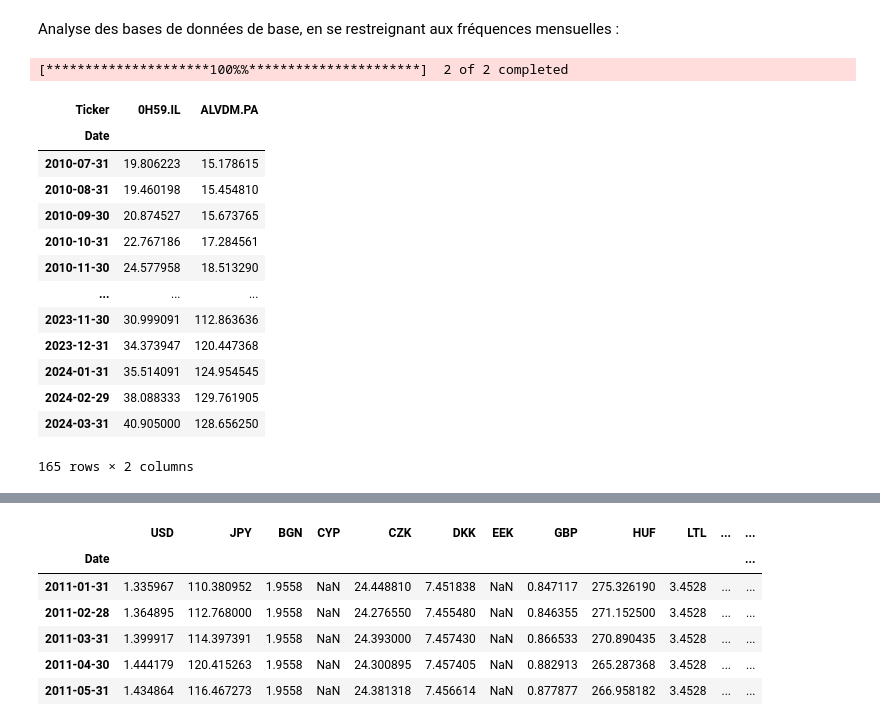
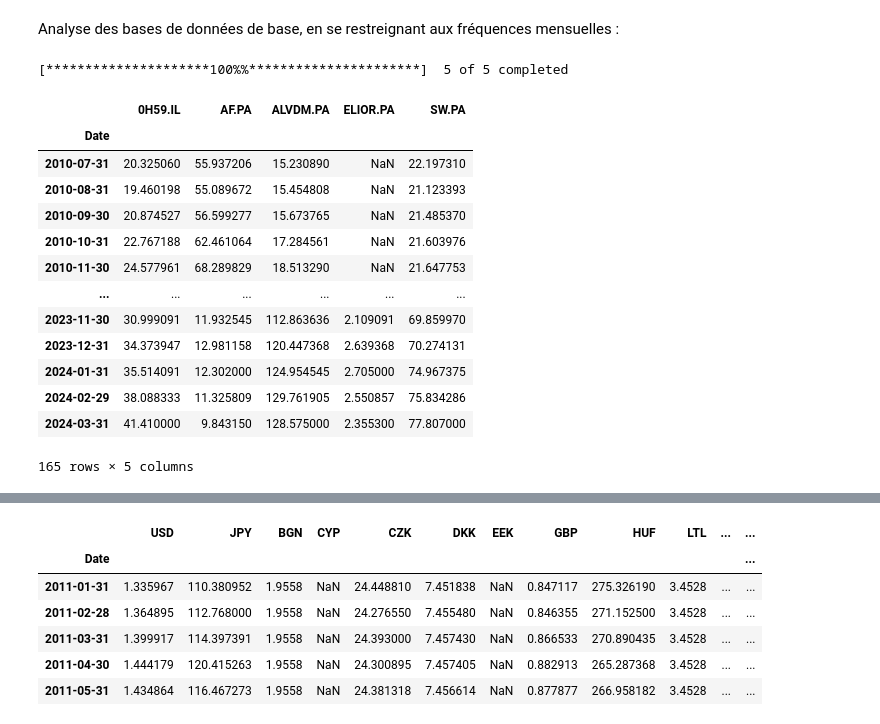
Before and after one commit to Laveine-v2/MODS206-DFM, a Jupyter notebook: Data_analysis.ipynb, the cells around one changed output, grey strips where cells are left out. Saved outputs shown, nothing was run; the diff lists cells and outputs as text; code cells hidden in the pictures.

```diff
--- a/Data_analysis.ipynb
+++ b/Data_analysis.ipynb
@@ -19,37 +19,37 @@ pio.templates.default = "plotly_white"
 # %%
 #imports de capitalisations boursières des grandes entreprises du tourisme
 def get_data(assets, start_date, end_date):
     """
     Récupère les données des actions sur Yahoo Finance
     """
     return yf.download(assets, start=start_date, end=end_date)['Adj Close']
 
-assets = ['0H59.IL', 'ALVDM.PA']
+assets = ['0H59.IL', 'ALVDM.PA','SW.PA', 'ELIOR.PA', 'AF.PA']
 N = 5000 # Complétez avec le nombre de jours historiques
 
 start_date = dt.datetime.now() - dt.timedelta(days=N)
 end_date = dt.datetime.now()
 
 data = get_data(assets, start_date, end_date)
 data
 monthly_data = data.resample('M').mean()
 monthly_data
 # %% [output]
-[*********************100%%**********************]  2 of 2 completed
+[*********************100%%**********************]  5 of 5 completed
-| Ticker | 0H59.IL | ALVDM.PA |
-| Date |  |  |
-| 2010-07-31 | 19.806223 | 15.178615 |
-| 2010-08-31 | 19.460198 | 15.454810 |
-| 2010-09-30 | 20.874527 | 15.673765 |
-| 2010-10-31 | 22.767186 | 17.284561 |
-| 2010-11-30 | 24.577958 | 18.513290 |
-| ... | ... | ... |
-| 2023-11-30 | 30.999091 | 112.863636 |
-| 2023-12-31 | 34.373947 | 120.447368 |
-| 2024-01-31 | 35.514091 | 124.954545 |
-| 2024-02-29 | 38.088333 | 129.761905 |
-| 2024-03-31 | 40.905000 | 128.656250 |
+|  | 0H59.IL | AF.PA | ALVDM.PA | ELIOR.PA | SW.PA |
+| Date |  |  |  |  |  |
+| 2010-07-31 | 20.325060 | 55.937206 | 15.230890 | NaN | 22.197310 |
+| 2010-08-31 | 19.460198 | 55.089672 | 15.454808 | NaN | 21.123393 |
+| 2010-09-30 | 20.874527 | 56.599277 | 15.673765 | NaN | 21.485370 |
+| 2010-10-31 | 22.767188 | 62.461064 | 17.284561 | NaN | 21.603976 |
+| 2010-11-30 | 24.577961 | 68.289829 | 18.513290 | NaN | 21.647753 |
+| ... | ... | ... | ... | ... | ... |
+| 2023-11-30 | 30.999091 | 11.932545 | 112.863636 | 2.109091 | 69.859970 |
+| 2023-12-31 | 34.373947 | 12.981158 | 120.447368 | 2.639368 | 70.274131 |
+| 2024-01-31 | 35.514091 | 12.302000 | 124.954545 | 2.705000 | 74.967375 |
+| 2024-02-29 | 38.088333 | 11.325809 | 129.761905 | 2.550857 | 75.834286 |
+| 2024-03-31 | 41.410000 | 9.843150 | 128.575000 | 2.355300 | 77.807000 |
-165 rows × 2 columns
+165 rows × 5 columns
 # %%
 # Affichage des données superposé avec plotly pour une année
 fig = go.Figure()
```
Also changed, not shown: parts of 3 cells of this notebook.
